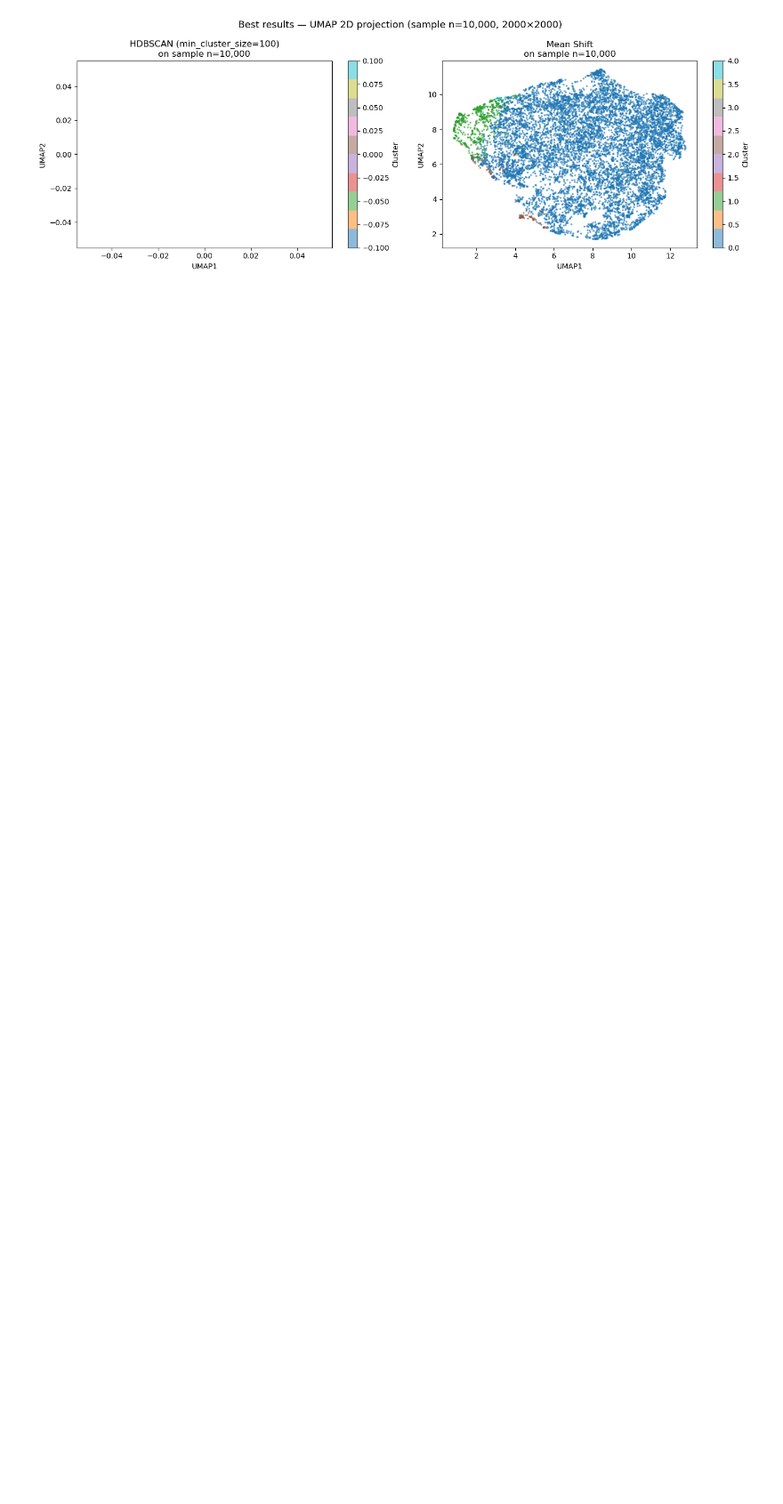
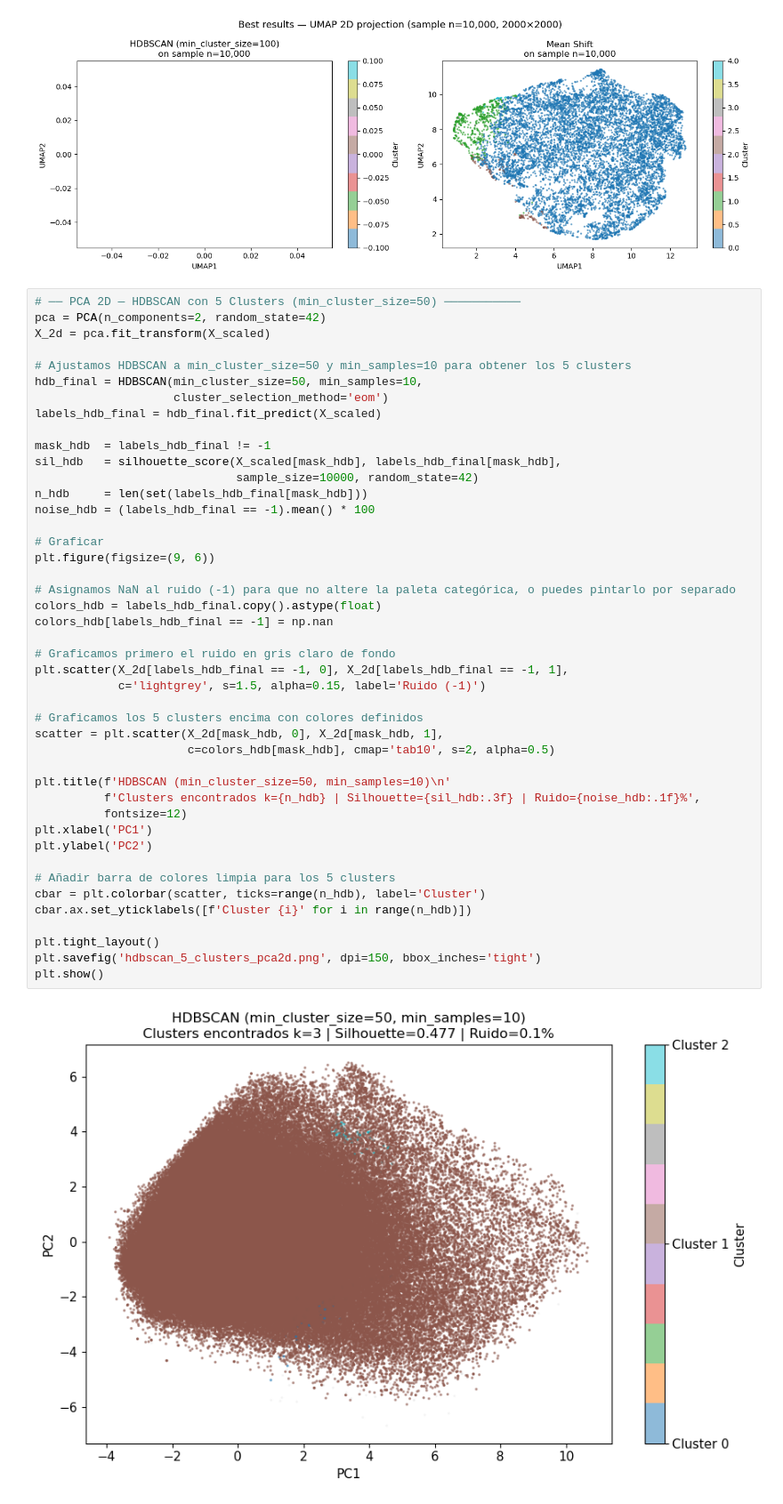
Before and after one commit to telmoolarreaga/PFG, a Jupyter notebook: Base de datos/Analisis_3/Analisis_3_ambos/Analisis_Introductorio_3.1copy copy.ipynb, the cells around one changed output. Shown at 89% size. Drawn from its saved outputs; the diff is of its cells as text; blank space fills up the shorter version.

```diff
--- a/Base de datos/Analisis_3/Analisis_3_ambos/Analisis_Introductorio_3.1copy copy.ipynb
+++ b/Base de datos/Analisis_3/Analisis_3_ambos/Analisis_Introductorio_3.1copy copy.ipynb
@@ -1331,6 +1414,52 @@ PC2 variance explained: 22.5%
 Total: 63.7%
 [figure]
 [figure]
+# %%
+# ── PCA 2D — HDBSCAN con 5 Clusters (min_cluster_size=50) ───────────
+pca = PCA(n_components=2, random_state=42)
+X_2d = pca.fit_transform(X_scaled)
+
+# Ajustamos HDBSCAN a min_cluster_size=50 y min_samples=10 para obtener los 5 clusters
+hdb_final = HDBSCAN(min_cluster_size=50, min_samples=10,
+                    cluster_selection_method='eom')
+labels_hdb_final = hdb_final.fit_predict(X_scaled)
+
+mask_hdb  = labels_hdb_final != -1
+sil_hdb   = silhouette_score(X_scaled[mask_hdb], labels_hdb_final[mask_hdb],
+                             sample_size=10000, random_state=42)
+n_hdb     = len(set(labels_hdb_final[mask_hdb]))
+noise_hdb = (labels_hdb_final == -1).mean() * 100
+
+# Graficar
+plt.figure(figsize=(9, 6))
+
+# Asignamos NaN al ruido (-1) para que no altere la paleta categórica, o puedes pintarlo por separado
+colors_hdb = labels_hdb_final.copy().astype(float)
+colors_hdb[labels_hdb_final == -1] = np.nan
+
+# Graficamos primero el ruido en gris claro de fondo
+plt.scatter(X_2d[labels_hdb_final == -1, 0], X_2d[labels_hdb_final == -1, 1],
+            c='lightgrey', s=1.5, alpha=0.15, label='Ruido (-1)')
+
+# Graficamos los 5 clusters encima con colores definidos
+scatter = plt.scatter(X_2d[mask_hdb, 0], X_2d[mask_hdb, 1],
+                      c=colors_hdb[mask_hdb], cmap='tab10', s=2, alpha=0.5)
+
+plt.title(f'HDBSCAN (min_cluster_size=50, min_samples=10)\n'
+          f'Clusters encontrados k={n_hdb} | Silhouette={sil_hdb:.3f} | Ruido={noise_hdb:.1f}%',
+          fontsize=12)
+plt.xlabel('PC1')
+plt.ylabel('PC2')
+
+# Añadir barra de colores limpia para los 5 clusters
+cbar = plt.colorbar(scatter, ticks=range(n_hdb), label='Cluster')
+cbar.ax.set_yticklabels([f'Cluster {i}' for i in range(n_hdb)])
+
+plt.tight_layout()
+plt.savefig('hdbscan_5_clusters_pca2d.png', dpi=150, bbox_inches='tight')
+plt.show()
+# %% [output]
+[figure, added]
 # %%
 # ── Verificar si los clusters son reales — dataset 2000×2000 ──────
 
```
Also changed, not shown: parts of 16 cells of this notebook, 6 other files.
